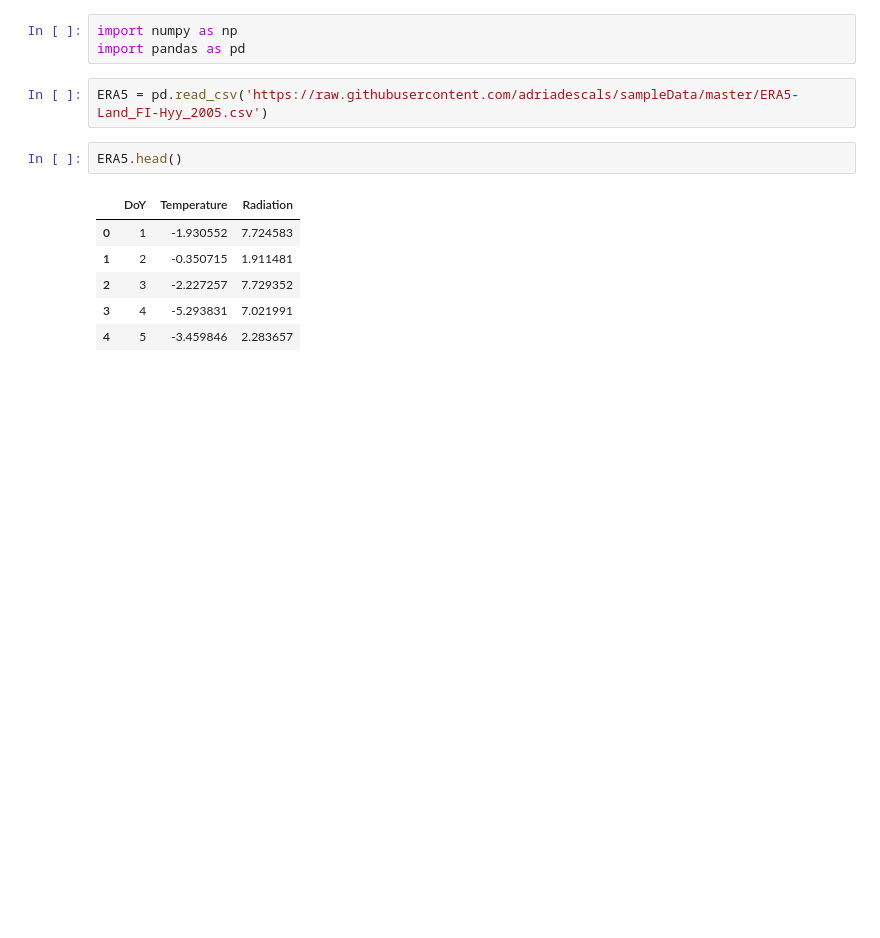
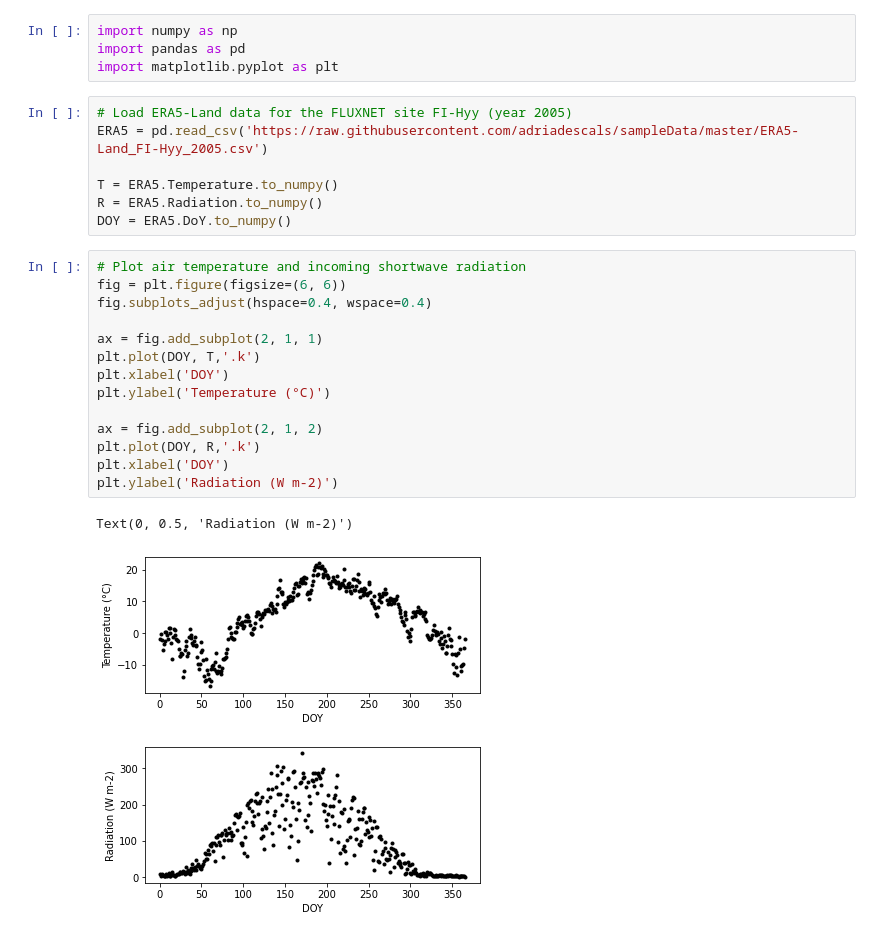
Before and after one commit to adriadescals/climate_constraint_model, a Jupyter notebook: example_climate_constraint_model.ipynb, the cells around one changed output. Drawn from its saved outputs; the diff is of its cells as text; blank space fills up the shorter version.

```diff
--- a/example_climate_constraint_model.ipynb
+++ b/example_climate_constraint_model.ipynb
@@ -1,14 +9,28 @@
 # %%
 import numpy as np
 import pandas as pd
+import matplotlib.pyplot as plt
 # %%
+# Load ERA5-Land data for the FLUXNET site FI-Hyy (year 2005)
 ERA5 = pd.read_csv('https://raw.githubusercontent.com/adriadescals/sampleData/master/ERA5-Land_FI-Hyy_2005.csv')
+
+T = ERA5.Temperature.to_numpy()
+R = ERA5.Radiation.to_numpy()
+DOY = ERA5.DoY.to_numpy()
-# %%
-ERA5.head()
-# %% [output]
-|  | DoY | Temperature | Radiation |
-| 0 | 1 | -1.930552 | 7.724583 |
-| 1 | 2 | -0.350715 | 1.911481 |
-| 2 | 3 | -2.227257 | 7.729352 |
-| 3 | 4 | -5.293831 | 7.021991 |
-| 4 | 5 | -3.459846 | 2.283657 |
+# %%
+# Plot air temperature and incoming shortwave radiation
+fig = plt.figure(figsize=(6, 6))
+fig.subplots_adjust(hspace=0.4, wspace=0.4)
+
+ax = fig.add_subplot(2, 1, 1)
+plt.plot(DOY, T,'.k')
+plt.xlabel('DOY')
+plt.ylabel('Temperature (°C)')
+
+ax = fig.add_subplot(2, 1, 2)
+plt.plot(DOY, R,'.k')
+plt.xlabel('DOY')
+plt.ylabel('Radiation (W m-2)')
+# %% [output]
+Text(0, 0.5, 'Radiation (W m-2)')
+[figure, added]
```
Also changed, not shown: parts of 8 cells of this notebook.
